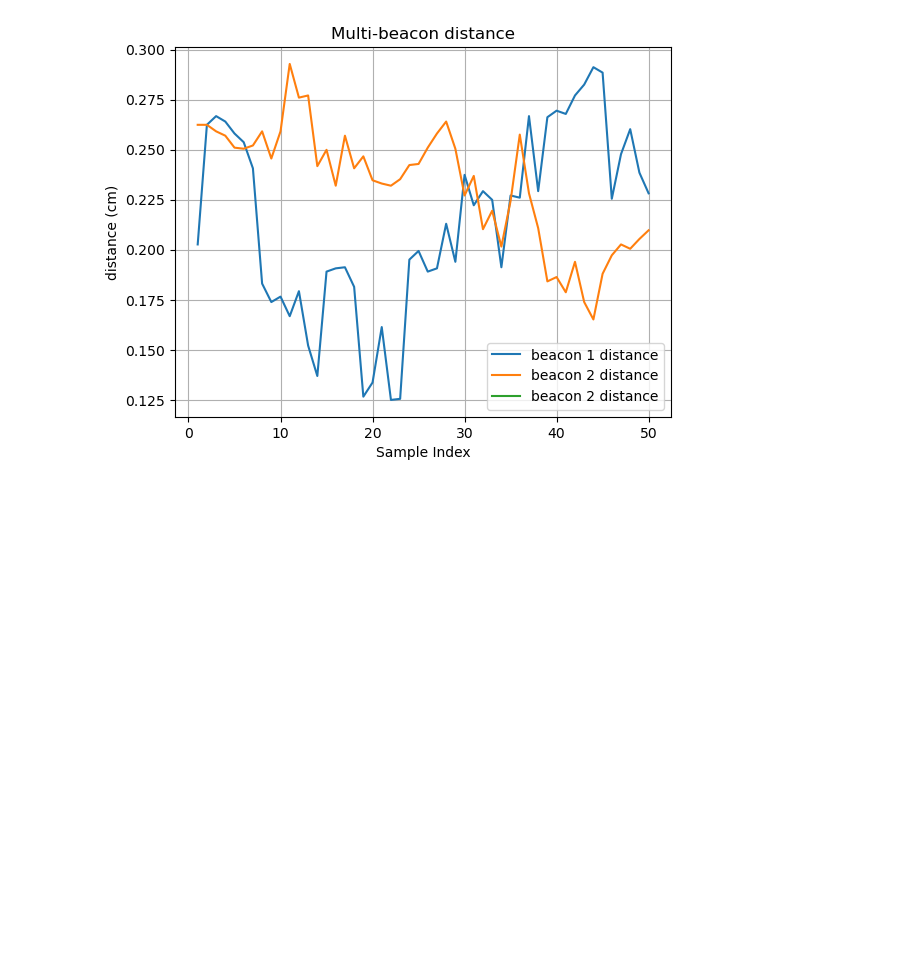
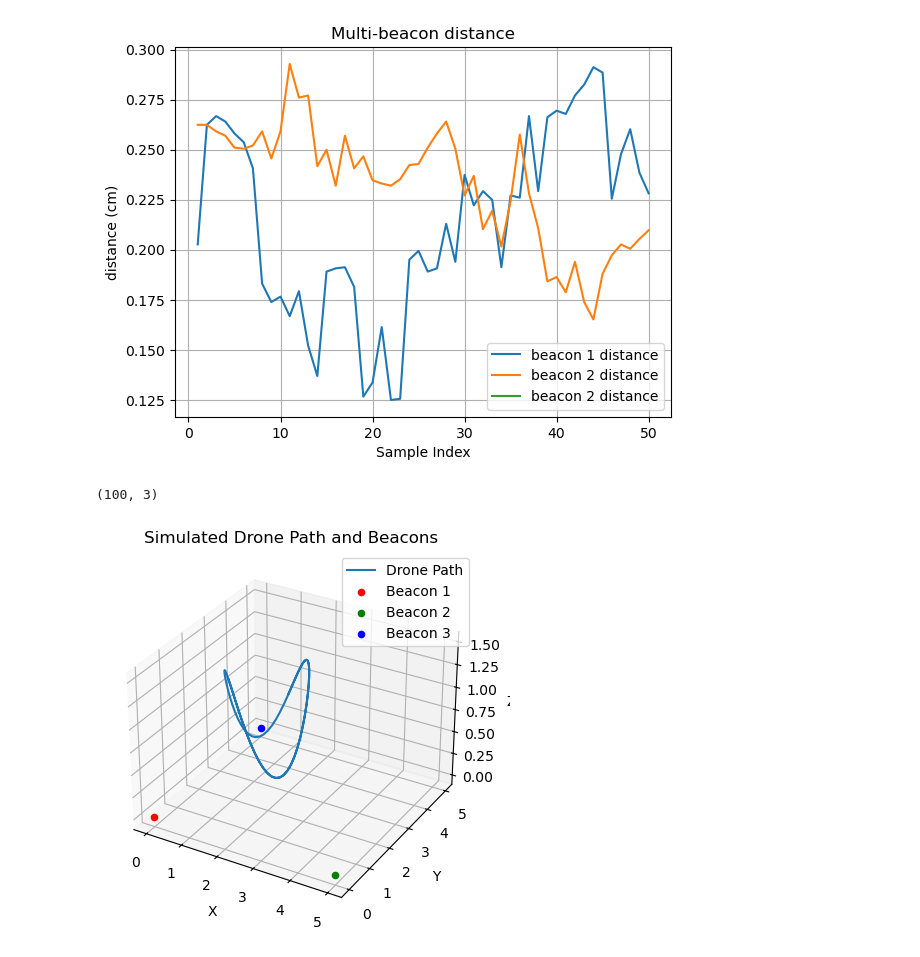
Before and after one commit to BrianTheAbyssGazer/Multi-beacon-ranging-system-for-underwater-robotics, a Jupyter notebook: Source Code/Data reading/Multi-beacon distance reading.ipynb, the cells around one changed output. Drawn from its saved outputs; the diff is of its cells as text; code cells hidden in the pictures; blank space fills up the shorter version.

```diff
--- a/Source Code/Data reading/Multi-beacon distance reading.ipynb
+++ b/Source Code/Data reading/Multi-beacon distance reading.ipynb
@@ -76,8 +76,6 @@ distance=0.22821739130434793m, pfx=3, data=1
 distance=0.20973913043478376m, pfx=3, data=2
 [figure]
 # %%
-import numpy as np
-
 def trilateration_3d(P1, P2, P3, d1, d2, d3):
     # Convert points to numpy arrays
     P1 = np.array(P1)
@@ -116,18 +114,35 @@ def trilateration_3d(P1, P2, P3, d1, d2, d3):
     z = np.sqrt(z_sq)
 
     # Convert back to original coordinate system
-    result = P1 + x * ex + y * ey + z * ez
-    return result
-
-# Example usage
-P1 = (0, 0, 0)
-P2 = (1, 0, 0)
-P3 = (0, 1, 0)
-
-# Drone is at (0.5, 0.5, sqrt(0.5)) ≈ (0.5, 0.5, 0.7071)
-d1 = np.sqrt(0.5**2 + 0.5**2 + 0.7071**2)
-d2 = np.sqrt((0.5 - 1)**2 + 0.5**2 + 0.7071**2)
-d3 = np.sqrt(0.5**2 + (0.5 - 1)**2 + 0.7071**2)
-
-position = trilateration_3d(P1, P2, P3, d1, d2, d3)
-print("Drone position:", position)
+    coordinates = P1 + x * ex + y * ey + z * ez
+    return coordinates
+# %%
+import numpy as np
+import matplotlib.pyplot as plt
+
+# Define beacon positions (fixed)
+P1 = np.array([0, 0, 0])
+P2 = np.array([5, 0, 0])
+P3 = np.array([0, 5, 0])
+beacons = [P1, P2, P3]
+simulation = 0
+if(simulation):
+    # Generate drone path: e.g., a helical or sinusoidal path
+    t = np.linspace(0, 10, 100)
+    drone_path = np.array([
+        2 + np.sin(t),       # x
+        2 + np.cos(t),       # y
+        1 + 0.5 * np.sin(2*t)  # z
+    ]).T  # shape (100, 3)
+
+    # Calculate distances to each beacon over time
+    distances = np.array([
+        [np.linalg.norm(pos - P1),
+        np.linalg.norm(pos - P2),
+        np.linalg.norm(pos - P3)]
+        for pos in drone_path
+    ])
+    Trilater_drone_path = np.array([trilateration_3d(P1,P2,P3,d[0],d[1],d[2]) for d in distances])
+# %% [output]
+(100, 3)
+[figure, added]
```
Also changed, not shown: parts of 1 cell of this notebook.
